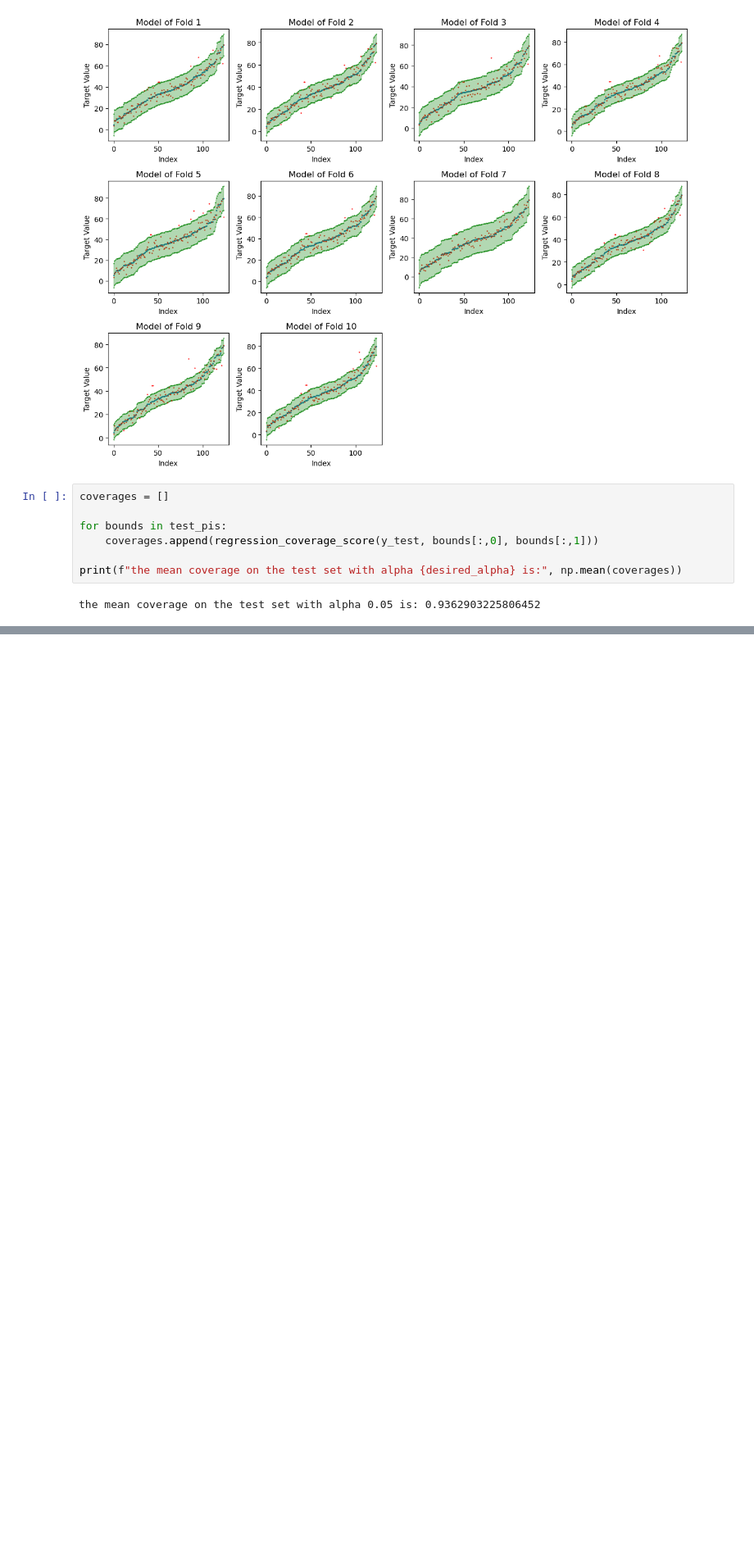
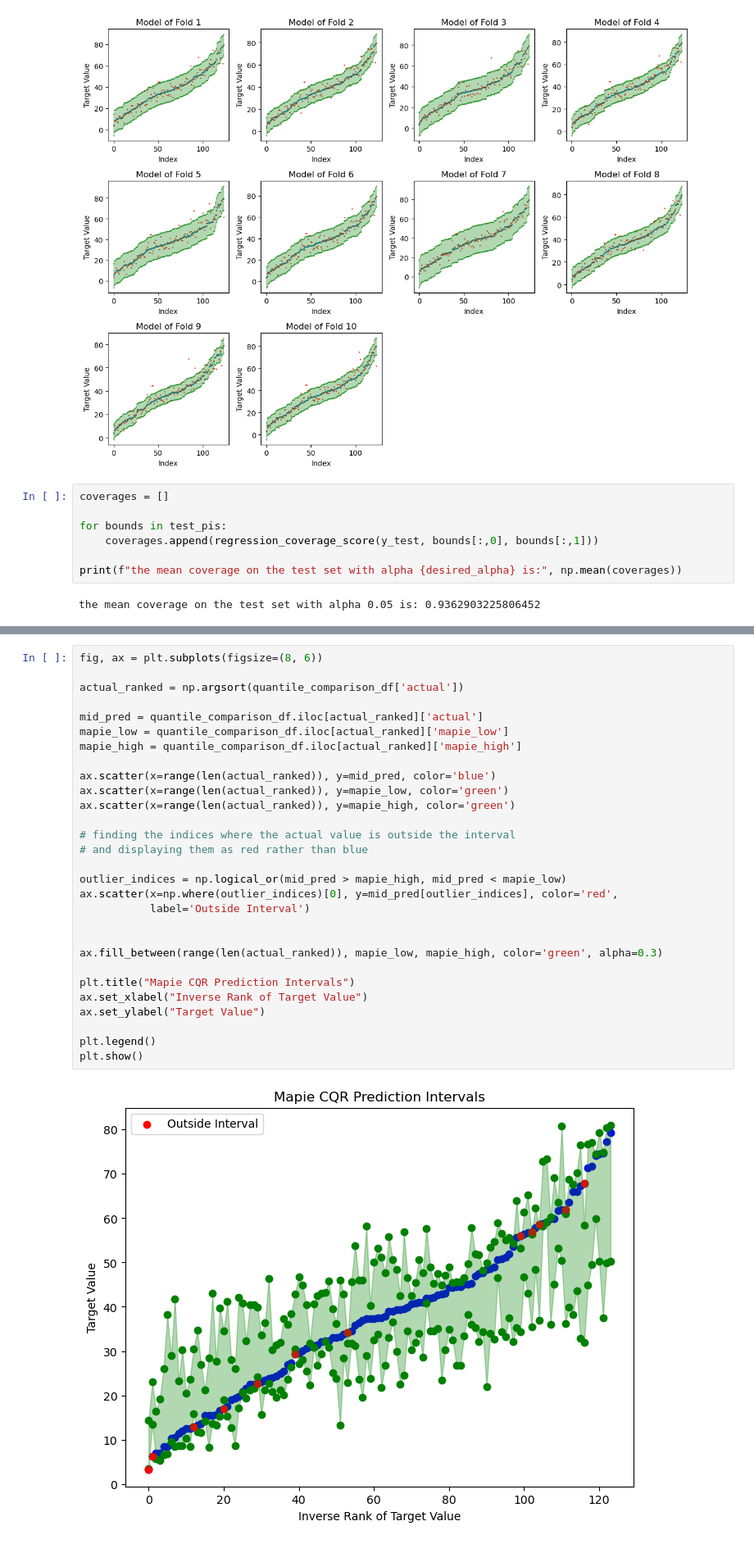
Before and after one commit to yaobviously/conformal_pred_tests, a Jupyter notebook: testing_conformal_regression.ipynb, the cells around one changed output, grey strips where cells are left out. Shown: that part at 82% size. Cells and saved outputs as stored; diff of their text form; blank space fills up the shorter version.

```diff
--- a/testing_conformal_regression.ipynb
+++ b/testing_conformal_regression.ipynb
@@ -290,0 +271,31 @@ plt.show()
+# %%
+fig, ax = plt.subplots(figsize=(8, 6))
+
+actual_ranked = np.argsort(quantile_comparison_df['actual'])
+
+mid_pred = quantile_comparison_df.iloc[actual_ranked]['actual']
+mapie_low = quantile_comparison_df.iloc[actual_ranked]['mapie_low']
+mapie_high = quantile_comparison_df.iloc[actual_ranked]['mapie_high']
+
+ax.scatter(x=range(len(actual_ranked)), y=mid_pred, color='blue')
+ax.scatter(x=range(len(actual_ranked)), y=mapie_low, color='green')
+ax.scatter(x=range(len(actual_ranked)), y=mapie_high, color='green')
+
+# finding the indices where the actual value is outside the interval
+# and displaying them as red rather than blue
+
+outlier_indices = np.logical_or(mid_pred > mapie_high, mid_pred < mapie_low)
+ax.scatter(x=np.where(outlier_indices)[0], y=mid_pred[outlier_indices], color='red',
+           label='Outside Interval')
+
+
+ax.fill_between(range(len(actual_ranked)), mapie_low, mapie_high, color='green', alpha=0.3)
+
+plt.title("Mapie CQR Prediction Intervals")
+ax.set_xlabel("Inverse Rank of Target Value")
+ax.set_ylabel("Target Value")
+
+plt.legend()
+plt.show()
+# %% [output]
+[figure, added]
```
Also changed, not shown: parts of 18 cells of this notebook.
